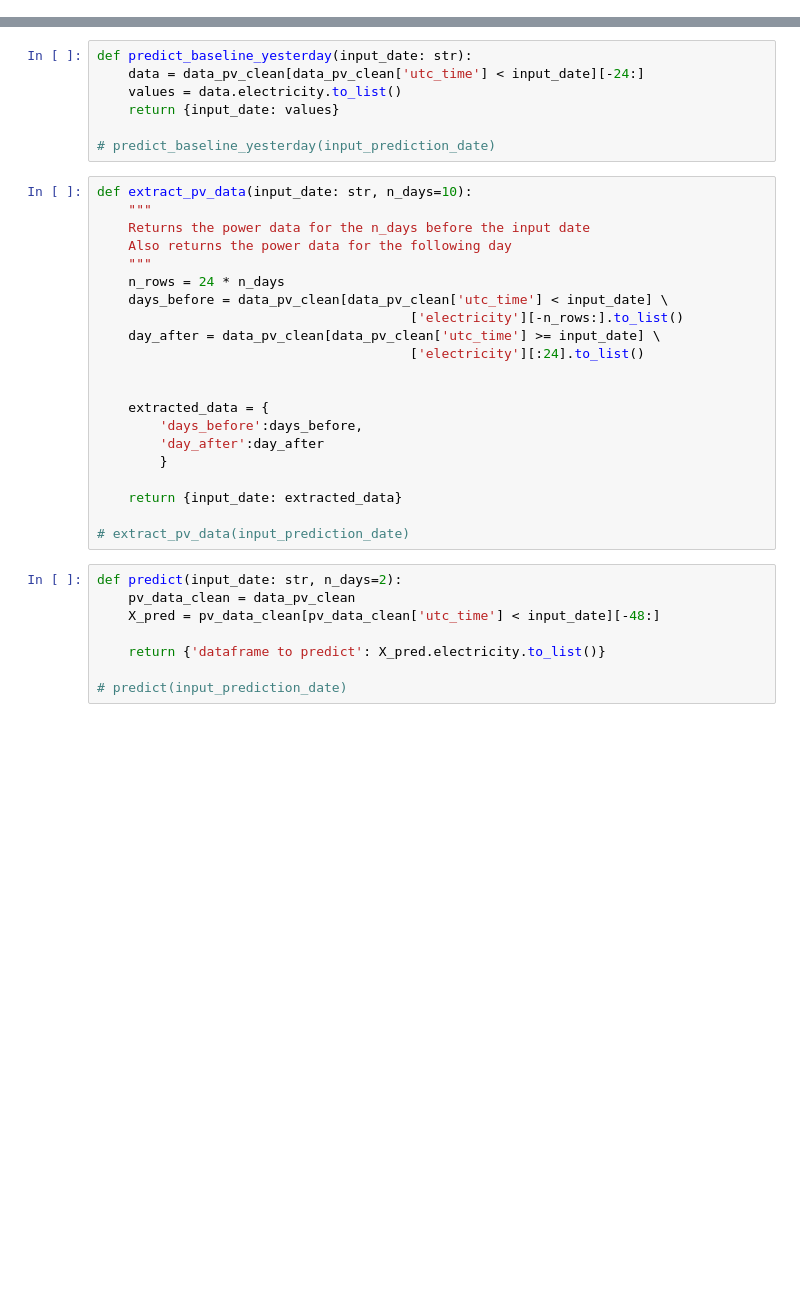
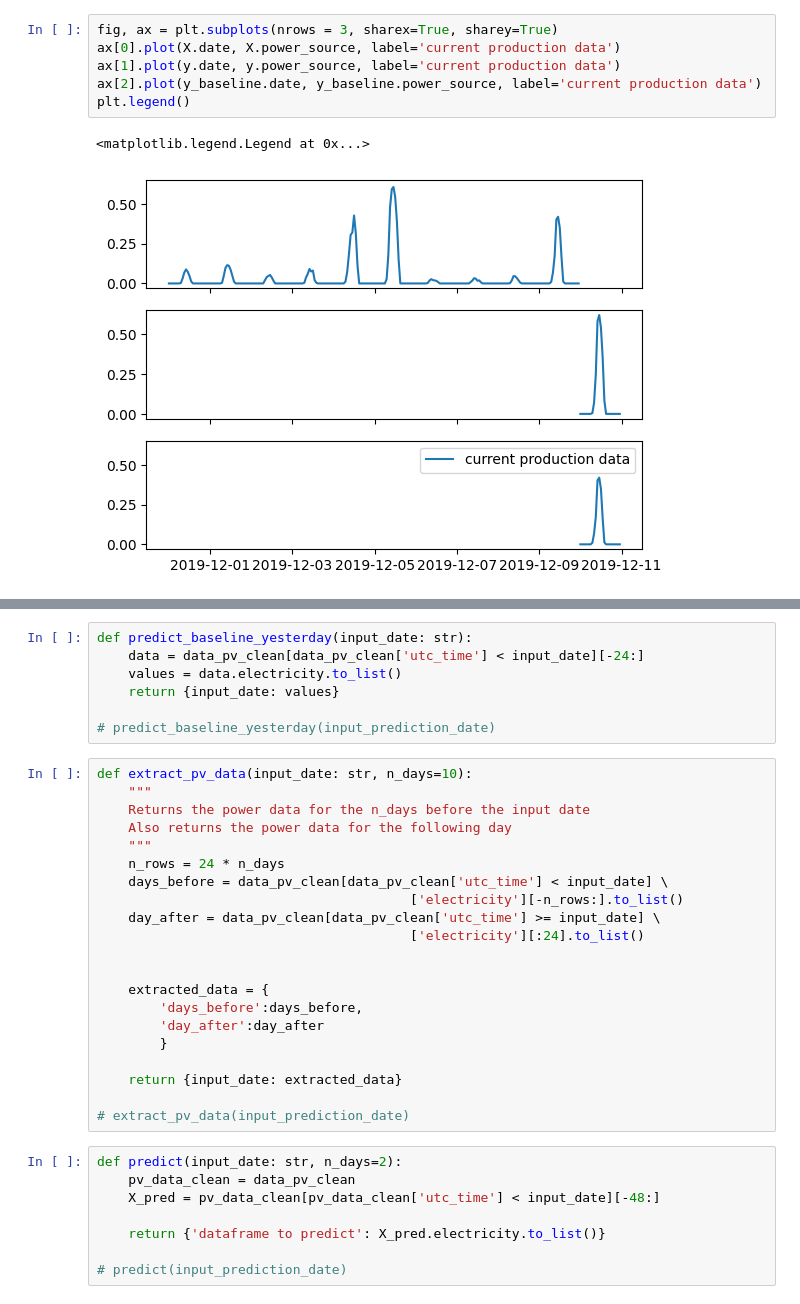
Before and after one commit to jerome-roeser/advanced-power-forecast, a Jupyter notebook: notebooks/jerome_test_API.ipynb, the cells around one changed output, grey strips where cells are left out. Drawn from its saved outputs; the diff is of its cells as text; blank space fills up the shorter version.

```diff
--- a/notebooks/jerome_test_API.ipynb
+++ b/notebooks/jerome_test_API.ipynb
@@ -69,0 +76,9 @@ response_data = requests.get(url_data, params_data).json()
+# %%
+fig, ax = plt.subplots(nrows = 3, sharex=True, sharey=True)
+ax[0].plot(X.date, X.power_source, label='current production data')
+ax[1].plot(y.date, y.power_source, label='current production data')
+ax[2].plot(y_baseline.date, y_baseline.power_source, label='current production data')
+plt.legend()
+# %% [output]
+<matplotlib.legend.Legend at 0x...>
+[figure, added]
```
Also changed, not shown: parts of 13 cells of this notebook, 2 other files.
